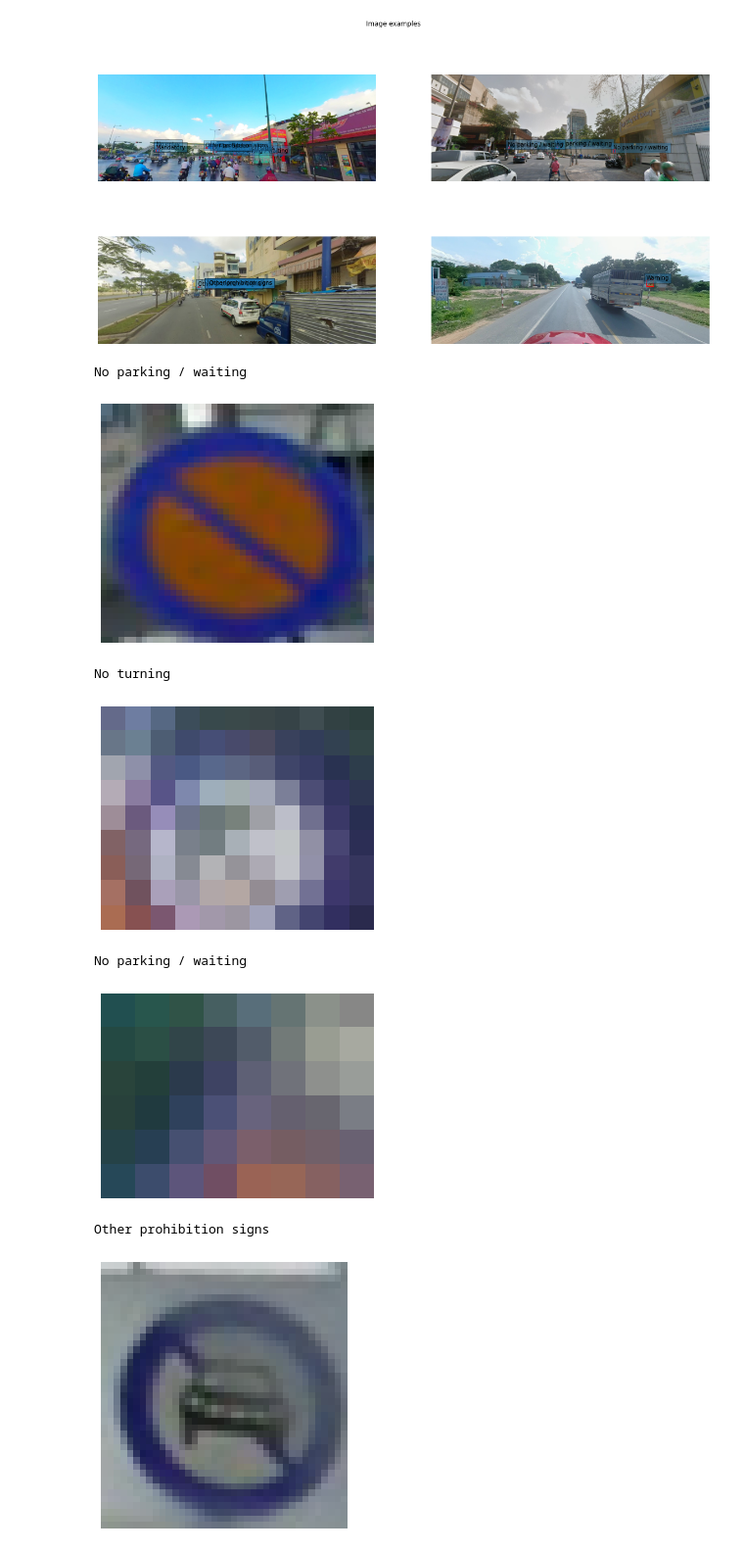
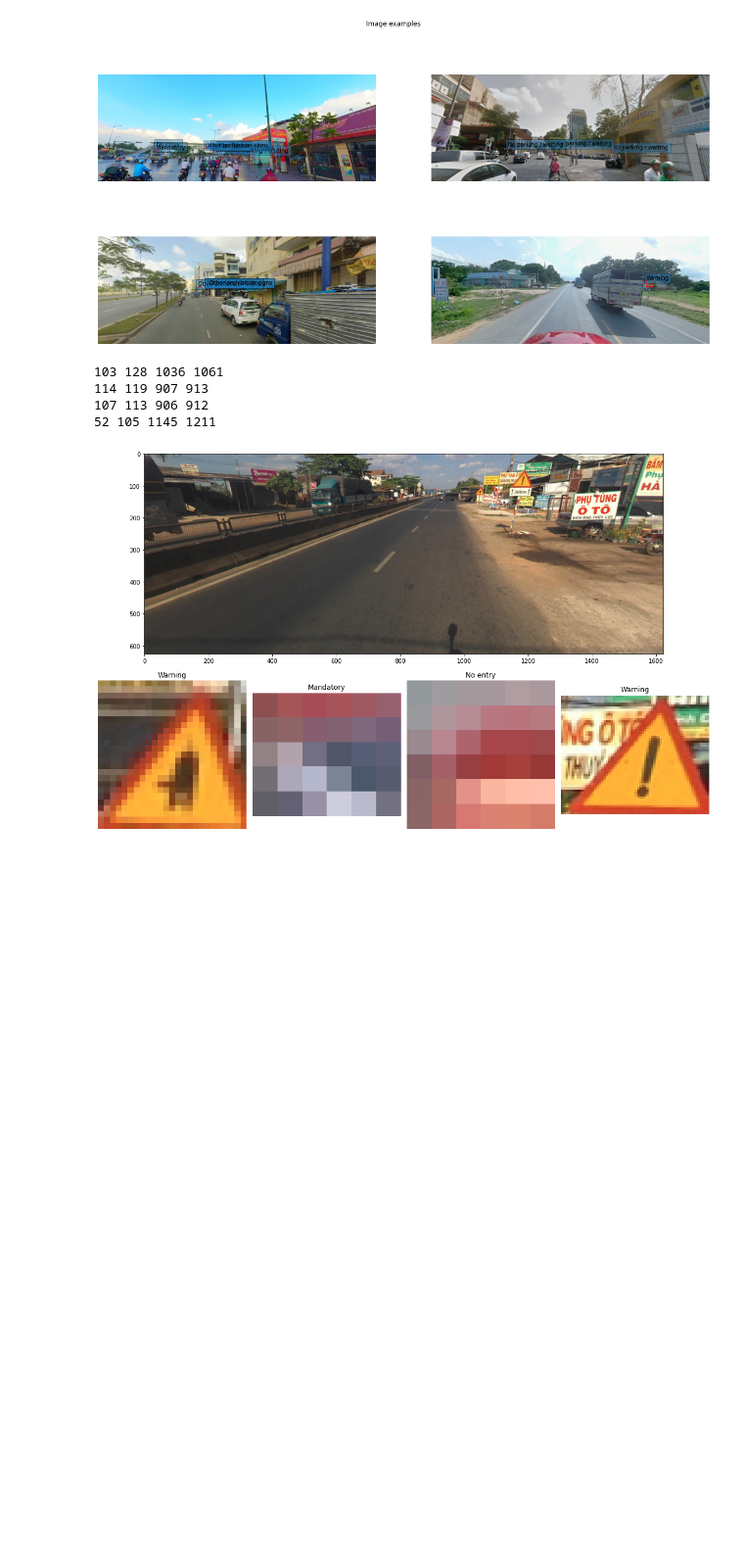
Before and after one commit to DaiVo20/za_traffic_detection, a Jupyter notebook: DataPreprocessing.ipynb, the cells around one changed output. Shown at 98% size. Drawn from its saved outputs; the diff is of its cells as text; code cells hidden in the pictures; blank space fills up the shorter version.

Commit message:
Crop large images into smaller ones

```diff
--- a/DataPreprocessing.ipynb
+++ b/DataPreprocessing.ipynb
@@ -127,33 +154,54 @@ plot_image_examples(df)
 # %% [output]
 [figure]
 # %%
-import cv2
-from google.colab.patches import cv2_imshow
-idx=9
+idx = np.random.randint(len(df), size=1)[0]
 img = Image.open(df.loc[idx, 'file_name'])
-copy = image.copy()
+df_img = df.loc[df['file_name'] == df.loc[idx, 'file_name'],:]
+df_img
 
-df_img = df.loc[df['file_name'] == df.loc[idx, 'file_name'],:]
 n_label = len(df_img)
+if n_label%4==0:
+  rows = n_label//4
+else:
+  rows = n_label//4 + 1
 
-ROI_number = 0
-for c in df_img.index:
-    print(df.loc[c,'class'])
-    ROI = image[df.loc[c,'ymin']:df.loc[c,'ymax'], df.loc[c,'xmin']:df.loc[c,'xmax']]
-    plt.figure(figsize=(5,5))
-    plt.imshow(ROI)
-    plt.axis('off')
-    plt.show()
-    # cv2.imwrite('data/ROI_{}.png'.format(ROI_number), ROI)
-    cv2.rectangle(copy,(df.loc[c,'xmin'],df.loc[c,'ymin']),
-                  (df.loc[c,'xmax'],df.loc[c,'ymax']),(36,255,12),2)
-    ROI_number += 1
+fig = plt.figure(tight_layout=True, figsize=(15,10))
+gs = gridspec.GridSpec(rows+1, 4)
+
+ax = fig.add_subplot(gs[0, :])
+ax.imshow(img)
+# ax.axis("off")
+
+r, c = 1, 0
+for i in df_img.index:
+  ax1 = fig.add_subplot(gs[r, c])
+  ROI = img.crop((df.loc[i,'xmin'], df.loc[i,'ymin'], df.loc[i,'xmax'], df.loc[i,'ymax']))
+  # ROI = image[2*df.loc[i,'ymin']-df.loc[i,'ymax']:df.loc[i,'ymin'], df.loc[i,'xmin']:df.loc[i,'xmax']]
+  print(df.loc[i,'ymin'],df.loc[i,'ymax'], df.loc[i,'xmin'],df.loc[i,'xmax'])
+  # ROI_cv = cv2.cvtColor(ROI, cv2.COLOR_BGR2RGB)
+  ax1.set_title(df.loc[i,'class'])
+  ax1.imshow(ROI)
+  ax1.axis("off")
+  # cv2.imwrite('data/ROI_{}.png'.format(ROI_number), ROI)
+  c+=1
+  if c > 3:
+    c=0
+    r+=1
+
+# ROI_number = 0
+# for c in df_img.index:
+#     print(df.loc[c,'class'])
+#     ROI = image[df.loc[c,'ymin']:df.loc[c,'ymax'], df.loc[c,'xmin']:df.loc[c,'xmax']]
+#     plt.figure(figsize=(5,5))
+#     plt.imshow(ROI)
+#     plt.axis('off')
+#     # cv2.imwrite('data/ROI_{}.png'.format(ROI_number), ROI)
+#     cv2.rectangle(copy,(df.loc[c,'xmin'],df.loc[c,'ymin']),
+#                   (df.loc[c,'xmax'],df.loc[c,'ymax']),(36,255,12),2)
+#     ROI_number += 1
 # %% [output]
-No parking / waiting
+103 128 1036 1061
+114 119 907 913
+107 113 906 912
+52 105 1145 1211
-[figure, old version]
+[figure, new version]
-No turning
-[figure, removed]
-No parking / waiting
-[figure, removed]
-Other prohibition signs
-[figure, removed]
```
Also changed, not shown: parts of 32 cells of this notebook.
